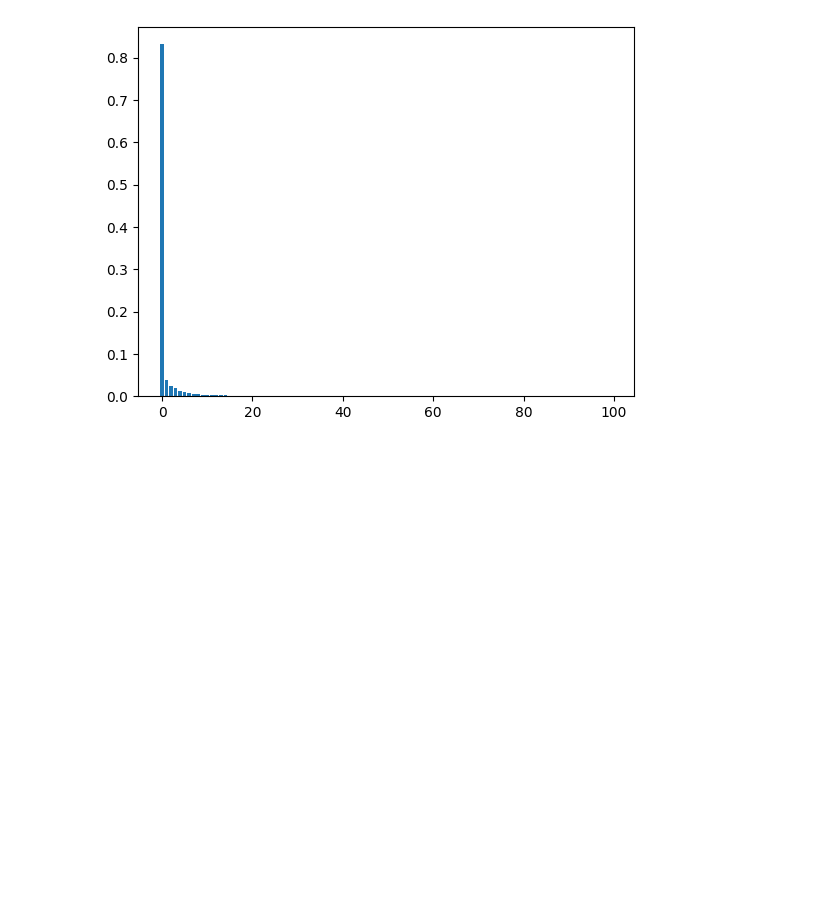
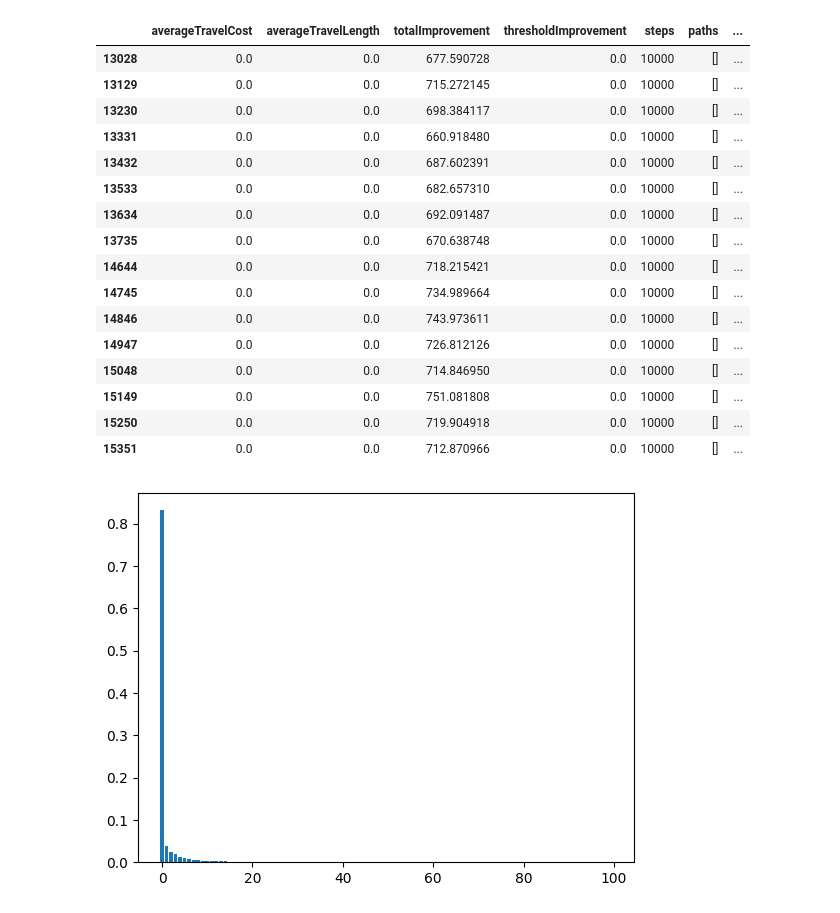
Before and after one commit to brendanwallace/animalpaths, a Jupyter notebook: julia/Paths/notebooks/svd.ipynb, the cells around one changed output. Cells and saved outputs as stored; diff of their text form; code cells hidden in the pictures; blank space fills up the shorter version.

```diff
--- a/julia/Paths/notebooks/svd.ipynb
+++ b/julia/Paths/notebooks/svd.ipynb
@@ -113,3 +116,23 @@ for i in range(20):
+# %%
+_finals
+# %% [output]
+|  | averageTravelCost | averageTravelLength | totalImprovement | thresholdImprovement | steps | paths | ... |
+| 13028 | 0.0 | 0.0 | 677.590728 | 0.0 | 10000 | [] | ... |
+| 13129 | 0.0 | 0.0 | 715.272145 | 0.0 | 10000 | [] | ... |
+| 13230 | 0.0 | 0.0 | 698.384117 | 0.0 | 10000 | [] | ... |
+| 13331 | 0.0 | 0.0 | 660.918480 | 0.0 | 10000 | [] | ... |
+| 13432 | 0.0 | 0.0 | 687.602391 | 0.0 | 10000 | [] | ... |
+| 13533 | 0.0 | 0.0 | 682.657310 | 0.0 | 10000 | [] | ... |
+| 13634 | 0.0 | 0.0 | 692.091487 | 0.0 | 10000 | [] | ... |
+| 13735 | 0.0 | 0.0 | 670.638748 | 0.0 | 10000 | [] | ... |
+| 14644 | 0.0 | 0.0 | 718.215421 | 0.0 | 10000 | [] | ... |
+| 14745 | 0.0 | 0.0 | 734.989664 | 0.0 | 10000 | [] | ... |
+| 14846 | 0.0 | 0.0 | 743.973611 | 0.0 | 10000 | [] | ... |
+| 14947 | 0.0 | 0.0 | 726.812126 | 0.0 | 10000 | [] | ... |
+| 15048 | 0.0 | 0.0 | 714.846950 | 0.0 | 10000 | [] | ... |
+| 15149 | 0.0 | 0.0 | 751.081808 | 0.0 | 10000 | [] | ... |
+| 15250 | 0.0 | 0.0 | 719.904918 | 0.0 | 10000 | [] | ... |
+| 15351 | 0.0 | 0.0 | 712.870966 | 0.0 | 10000 | [] | ... |
 # %%
 # just finals
 U, S, Vh = svd(_finals)
```
Also changed, not shown: parts of 9 cells of this notebook, 1 other file.
